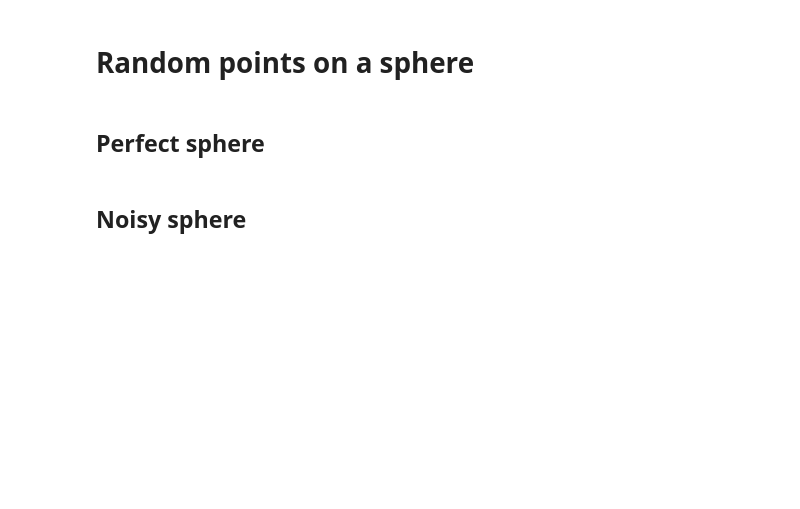
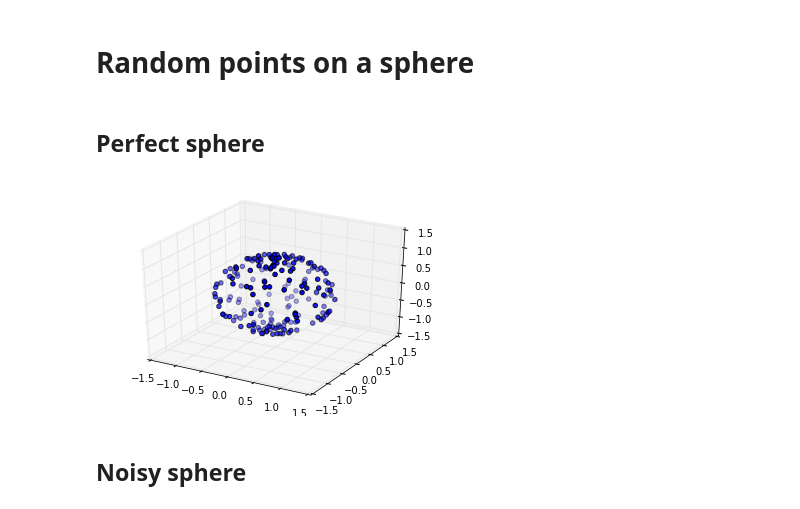
Before and after one commit to carlhenrikrolf/topology_immersion_Henrik, a Jupyter notebook: exercise_2/Sphere.ipynb, the cells around one changed output. Cells and saved outputs as stored; diff of their text form; code cells hidden in the pictures; blank space fills up the shorter version.

```diff
--- a/exercise_2/Sphere.ipynb
+++ b/exercise_2/Sphere.ipynb
@@ -23,6 +26,16 @@ perfect_Euclidean_coords = np.zeros((3,n_points))
 perfect_Euclidean_coords[0,:] = perfect_spherical_coords[0,:]*np.sin(perfect_spherical_coords[1,:])*np.cos(perfect_spherical_coords[2,:])
 perfect_Euclidean_coords[1,:] = perfect_spherical_coords[0,:]*np.sin(perfect_spherical_coords[1,:])*np.sin(perfect_spherical_coords[2,:])
 perfect_Euclidean_coords[2,:] = perfect_spherical_coords[0,:]*np.cos(perfect_spherical_coords[1,:])
+# %%
+# double-check that it is indeed a sphere
+def doublecheck_shape(Euclidean_coords):
+    fig = plt.figure()
+    ax = fig.add_subplot(111, projection='3d')
+    ax.scatter(Euclidean_coords[0,:], Euclidean_coords[1,:], Euclidean_coords[2,:])
+
+doublecheck_shape(perfect_Euclidean_coords)
+# %% [output]
+[figure, added]
 # %%
 # create distance matrix for the perfect sphere
 perfect_pairwise_distances = np.zeros((n_points,n_points))
```
Also changed, not shown: parts of 3 cells of this notebook, 1 other file.
